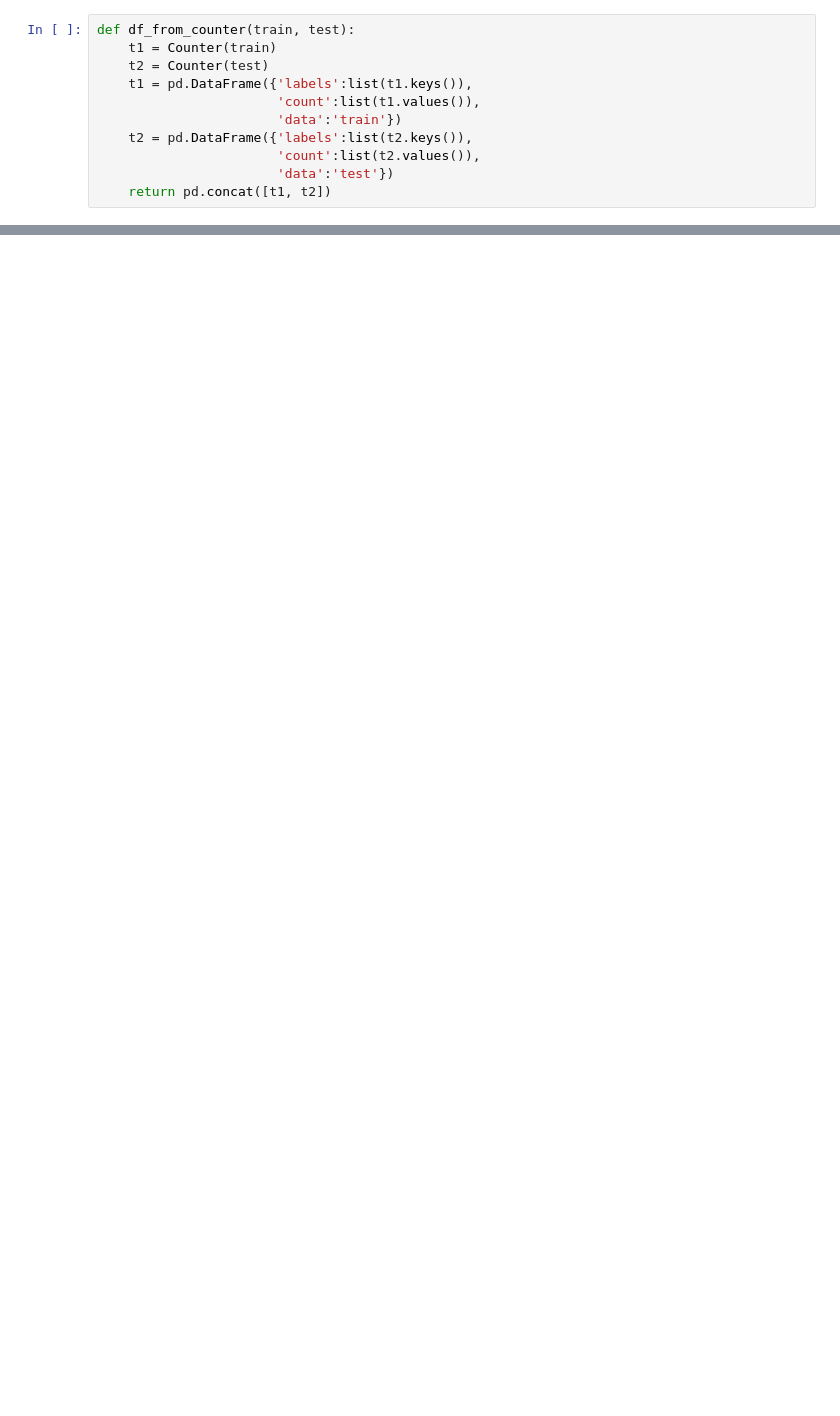
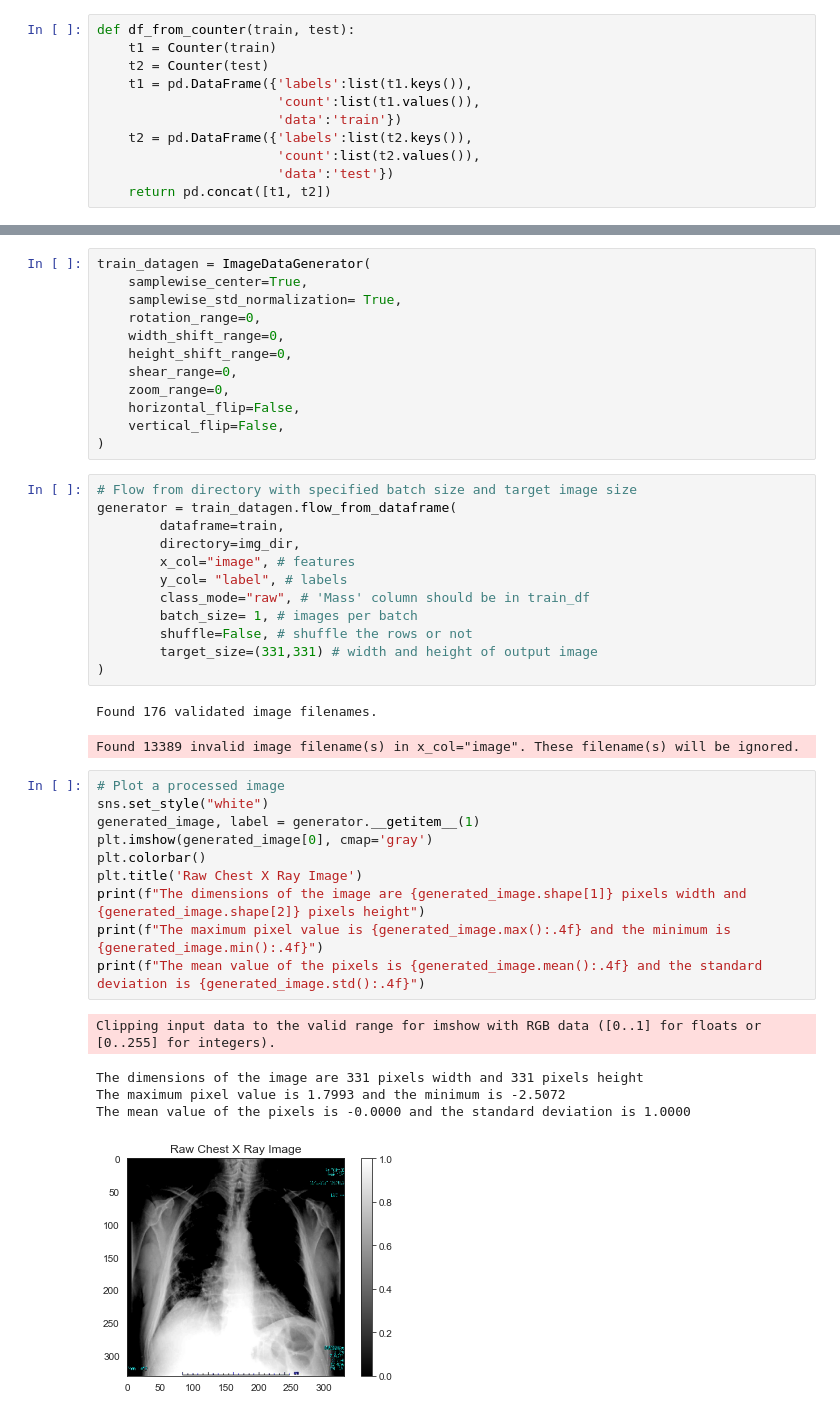
Before and after one commit to lucasmiranda42/covidX_transfer, a Jupyter notebook: data_preprocessing.ipynb, the cells around one changed output, grey strips where cells are left out. Drawn from its saved outputs; the diff is of its cells as text; blank space fills up the shorter version.

```diff
--- a/data_preprocessing.ipynb
+++ b/data_preprocessing.ipynb
@@ -68,0 +193,43 @@ fig.show()
+# %%
+train_datagen = ImageDataGenerator(
+    samplewise_center=True,
+    samplewise_std_normalization= True,
+    rotation_range=0,
+    width_shift_range=0,
+    height_shift_range=0,
+    shear_range=0,
+    zoom_range=0,
+    horizontal_flip=False,
+    vertical_flip=False,
+)
+# %%
+# Flow from directory with specified batch size and target image size
+generator = train_datagen.flow_from_dataframe(
+        dataframe=train,
+        directory=img_dir,
+        x_col="image", # features
+        y_col= "label", # labels
+        class_mode="raw", # 'Mass' column should be in train_df
+        batch_size= 1, # images per batch
+        shuffle=False, # shuffle the rows or not
+        target_size=(331,331) # width and height of output image
+)
+# %% [output]
+Found 176 validated image filenames.
+Found 13389 invalid image filename(s) in x_col="image". These filename(s) will be ignored.
+# %%
+# Plot a processed image
+sns.set_style("white")
+generated_image, label = generator.__getitem__(1)
+plt.imshow(generated_image[0], cmap='gray')
+plt.colorbar()
+plt.title('Raw Chest X Ray Image')
+print(f"The dimensions of the image are {generated_image.shape[1]} pixels width and {generated_image.shape[2]} pixels height")
+print(f"The maximum pixel value is {generated_image.max():.4f} and the minimum is {generated_image.min():.4f}")
+print(f"The mean value of the pixels is {generated_image.mean():.4f} and the standard deviation is {generated_image.std():.4f}")
+# %% [output]
+Clipping input data to the valid range for imshow with RGB data ([0..1] for floats or [0..255] for integers).
+The dimensions of the image are 331 pixels width and 331 pixels height
+The maximum pixel value is 1.7993 and the minimum is -2.5072
+The mean value of the pixels is -0.0000 and the standard deviation is 1.0000
+[figure, added]
```
Also changed, not shown: parts of 11 cells of this notebook, 1 other file.
